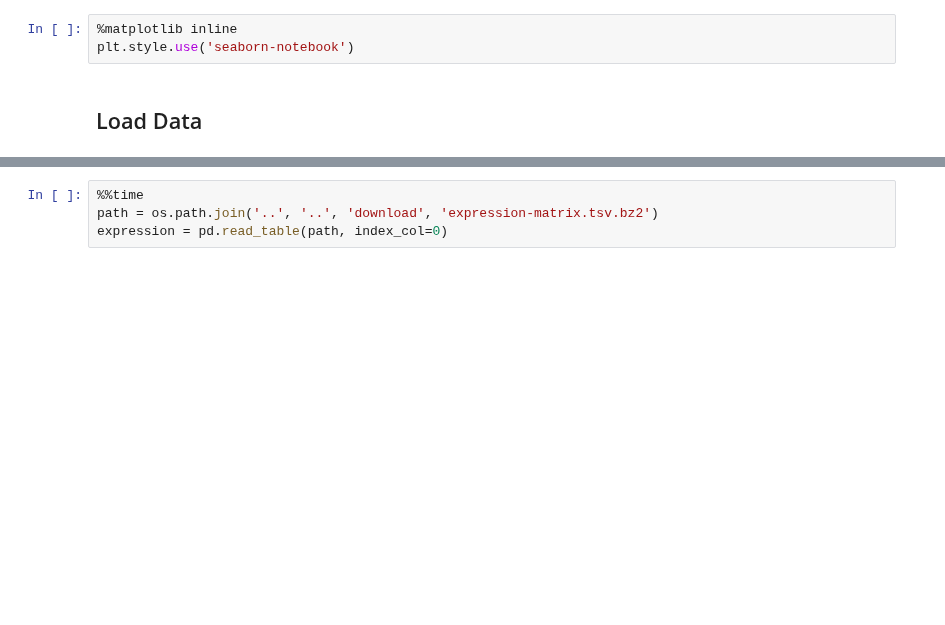
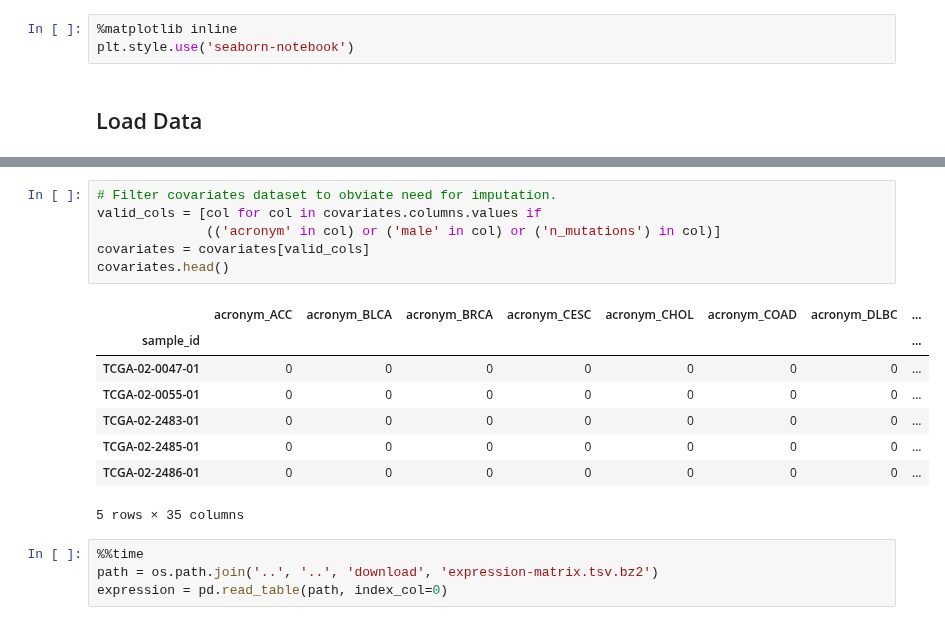
Before and after one commit to joshlevy89/machine-learning, a Jupyter notebook: explore/marginal-gain/1.Marginal-Gain-Multiple-Mutations.ipynb, the cells around one changed output, grey strips where cells are left out. Saved outputs shown, nothing was run; the diff lists cells and outputs as text; blank space fills up the shorter version.

```diff
--- a/explore/marginal-gain/1.Marginal-Gain-Multiple-Mutations.ipynb
+++ b/explore/marginal-gain/1.Marginal-Gain-Multiple-Mutations.ipynb
@@ -35,3 +35,18 @@ Wall time: 221 ms
+# %%
+# Filter covariates dataset to obviate need for imputation.
+valid_cols = [col for col in covariates.columns.values if
+              (('acronym' in col) or ('male' in col) or ('n_mutations') in col)]
+covariates = covariates[valid_cols]
+covariates.head()
+# %% [output]
+|  | acronym_ACC | acronym_BLCA | acronym_BRCA | acronym_CESC | acronym_CHOL | acronym_COAD | acronym_DLBC | ... |
+| sample_id |  |  |  |  |  |  |  | ... |
+| TCGA-02-0047-01 | 0 | 0 | 0 | 0 | 0 | 0 | 0 | ... |
+| TCGA-02-0055-01 | 0 | 0 | 0 | 0 | 0 | 0 | 0 | ... |
+| TCGA-02-2483-01 | 0 | 0 | 0 | 0 | 0 | 0 | 0 | ... |
+| TCGA-02-2485-01 | 0 | 0 | 0 | 0 | 0 | 0 | 0 | ... |
+| TCGA-02-2486-01 | 0 | 0 | 0 | 0 | 0 | 0 | 0 | ... |
+5 rows × 35 columns
 # %%
 %%time
 path = os.path.join('..', '..', 'download', 'expression-matrix.tsv.bz2')
```
Also changed, not shown: parts of 11 cells of this notebook.
